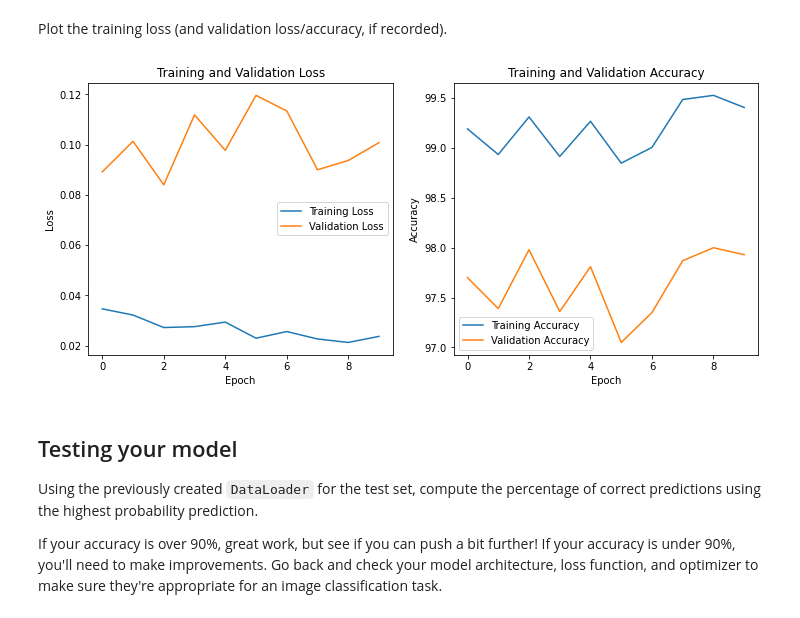
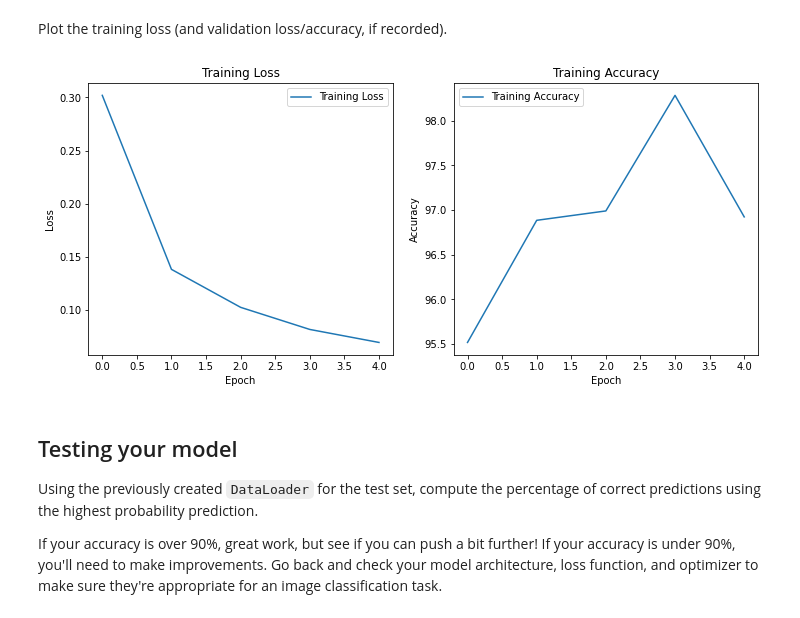
Before and after one commit to aser-h/Developing-a-Handwritten-Digits-Classifier, a Jupyter notebook: MNIST_Handwritten_Digits-STARTER.ipynb, the cells around one changed output. Drawn from its saved outputs; the diff is of its cells as text; code cells hidden in the pictures.

```diff
--- a/MNIST_Handwritten_Digits-STARTER.ipynb
+++ b/MNIST_Handwritten_Digits-STARTER.ipynb
@@ -212,6 +212,10 @@ print(f'Using device: {device}')
 # %% [output]
 Using device: cuda
 # %%
+model.to(device)
+
+num_epochs = 5
+
 # Function to calculate accuracy
 def calculate_accuracy(loader, model, device):
     correct = 0
@@ -227,9 +231,7 @@ def calculate_accuracy(loader, model, device):
 
 # Lists to store loss and accuracy
 train_losses = []
-val_losses = []
 train_accuracies = []
-val_accuracies = []
 
 # Training loop
 for epoch in range(num_epochs):
@@ -263,25 +265,8 @@ for epoch in range(num_epochs):
     train_accuracy = calculate_accuracy(train_loader, model, device)
     train_accuracies.append(train_accuracy)
 
-    # Validate the model
-    model.eval()
-    val_loss = 0.0
-    for inputs, labels in test_loader:
-        inputs, labels = inputs.to(device), labels.to(device)
-        outputs = model(inputs)
-        loss = criterion(outputs, labels)
-        val_loss += loss.item()
-
-    # Calculate average validation loss
-    val_loss /= len(test_loader)
-    val_losses.append(val_loss)
-
-    # Calculate validation accuracy
-    val_accuracy = calculate_accuracy(test_loader, model, device)
-    val_accuracies.append(val_accuracy)
-
     # Print metrics
-    print(f'Epoch [{epoch + 1}/{num_epochs}], Train Loss: {train_loss:.4f}, Val Loss: {val_loss:.4f}, Train Acc: {train_accuracy:.2f}, Val Acc: {val_accuracy:.2f}')
+    print(f'Epoch [{epoch + 1}/{num_epochs}], Train Loss: {train_loss:.4f}, Train Acc: {train_accuracy:.2f}')
 
 print('Finished Training')
 # %% [output]
@@ -299,29 +279,28 @@ Finished Training
 # %% [markdown]
 Plot the training loss (and validation loss/accuracy, if recorded).
 # %%
-# Plot training and validation loss
+# Plot training loss and accuracy
 plt.figure(figsize=(12, 5))
 
+# Plot training loss
 plt.subplot(1, 2, 1)
 plt.plot(train_losses, label='Training Loss')
-plt.plot(val_losses, label='Validation Loss')
 plt.xlabel('Epoch')
 plt.ylabel('Loss')
 plt.legend()
-plt.title('Training and Validation Loss')
+plt.title('Training Loss')
 
-# Plot training and validation accuracy
+# Plot training accuracy
 plt.subplot(1, 2, 2)
 plt.plot(train_accuracies, label='Training Accuracy')
-plt.plot(val_accuracies, label='Validation Accuracy')
 plt.xlabel('Epoch')
 plt.ylabel('Accuracy')
 plt.legend()
-plt.title('Training and Validation Accuracy')
+plt.title('Training Accuracy')
 
 plt.show()
 # %% [output]
-[figure, old version]
+[figure, new version]
 # %% [markdown]
 ## Testing your model
 Using the previously created `DataLoader` for the test set, compute the percentage of correct predictions using the highest probability prediction.
```
Also changed, not shown: parts of 6 cells of this notebook, 1 other file.
